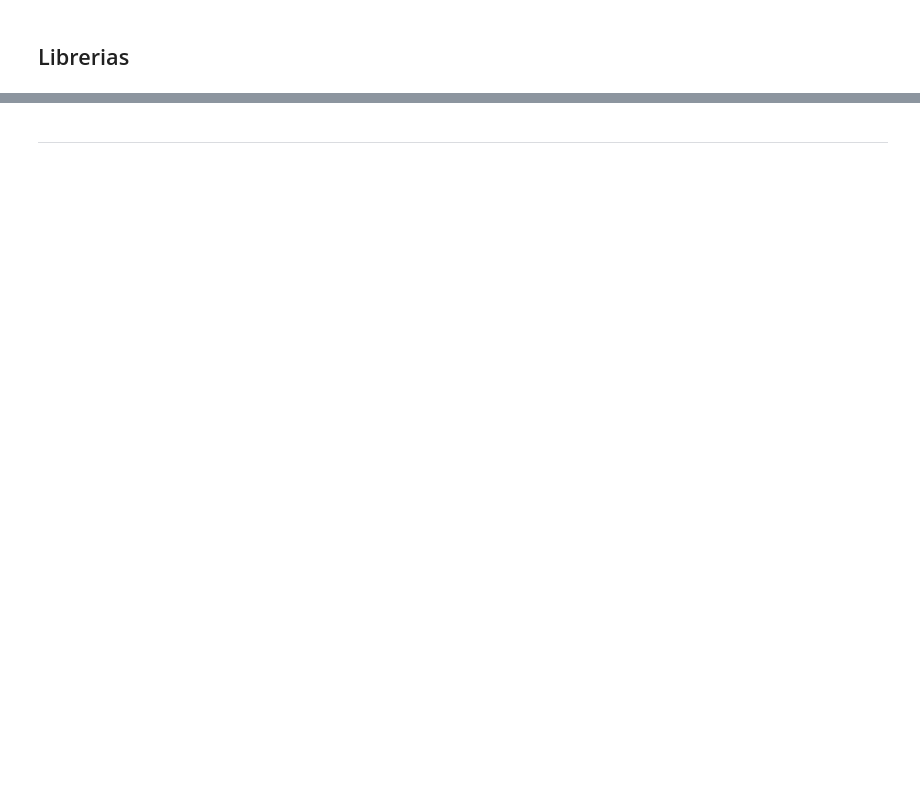
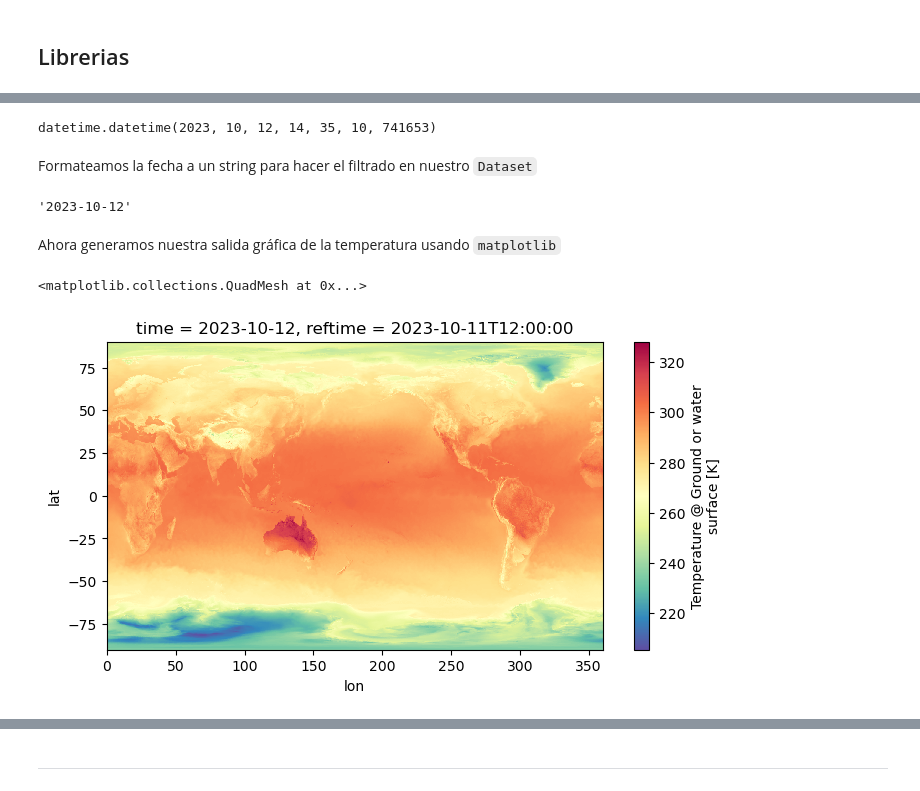
Before and after one commit to ProjectPythia/AtmosCol-2023, a Jupyter notebook: notebooks/2.acceso-datos/2.3.GFS.ipynb, the cells around one changed output, grey strips where cells are left out. Saved outputs shown, nothing was run; the diff lists cells and outputs as text; code cells hidden in the pictures; blank space fills up the shorter version.

```diff
--- a/notebooks/2.acceso-datos/2.3.GFS.ipynb
+++ b/notebooks/2.acceso-datos/2.3.GFS.ipynb
@@ -59,0 +68,4 @@ temp.sel(lat=slice(16, -6)).sel(lon=slice(276, 295)).isel(time2=0).plot()
+# %%
+ds_gfs = best_gfs.datasets[0].remote_access(use_xarray=True)
+print(f'size: {ds_gfs.nbytes / (1024 ** 3)} GB')
+display(ds_gfs)
@@ -59,0 +95,2 @@ temp.sel(lat=slice(16, -6)).sel(lon=slice(276, 295)).isel(time2=0).plot()
+# %%
+ds_gfs = ds_gfs.assign_coords(lat=("lat", np.linspace(90, -90, 721)), lon=('lon', np.linspace(0, 360, 1440)))
@@ -59,0 +104,4 @@ temp.sel(lat=slice(16, -6)).sel(lon=slice(276, 295)).isel(time2=0).plot()
+# %%
+var = ['Temperature_surface', 'Pressure_surface', 'Precipitation_rate_surface', 'Relative_humidity_height_above_ground']
+ds_subset = ds_gfs[var]
+display(ds_subset)
@@ -59,0 +130,21 @@ temp.sel(lat=slice(16, -6)).sel(lon=slice(276, 295)).isel(time2=0).plot()
+# %%
+current_dateTime = datetime.now()
+tomorrow = current_dateTime + timedelta(days=1)
+tomorrow
+# %% [output]
+datetime.datetime(2023, 10, 12, 14, 35, 10, 741653)
+# %% [markdown]
+Formateamos la fecha a un string para hacer el filtrado en nuestro `Dataset`
+# %%
+fecha = f"{tomorrow:%Y-%m-%d}"
+fecha
+# %% [output]
+'2023-10-12'
+# %% [markdown]
+Ahora generamos nuestra salida gráfica de la temperatura usando `matplotlib`
+# %%
+fig, ax = plt.subplots(figsize=(8, 4))
+ds_subset['Temperature_surface'].sel(time=fecha, method='nearest').plot(cmap='Spectral_r', ax=ax)
+# %% [output]
+<matplotlib.collections.QuadMesh at 0x...>
+[figure, added]
```
Also changed, not shown: parts of 38 cells of this notebook.
